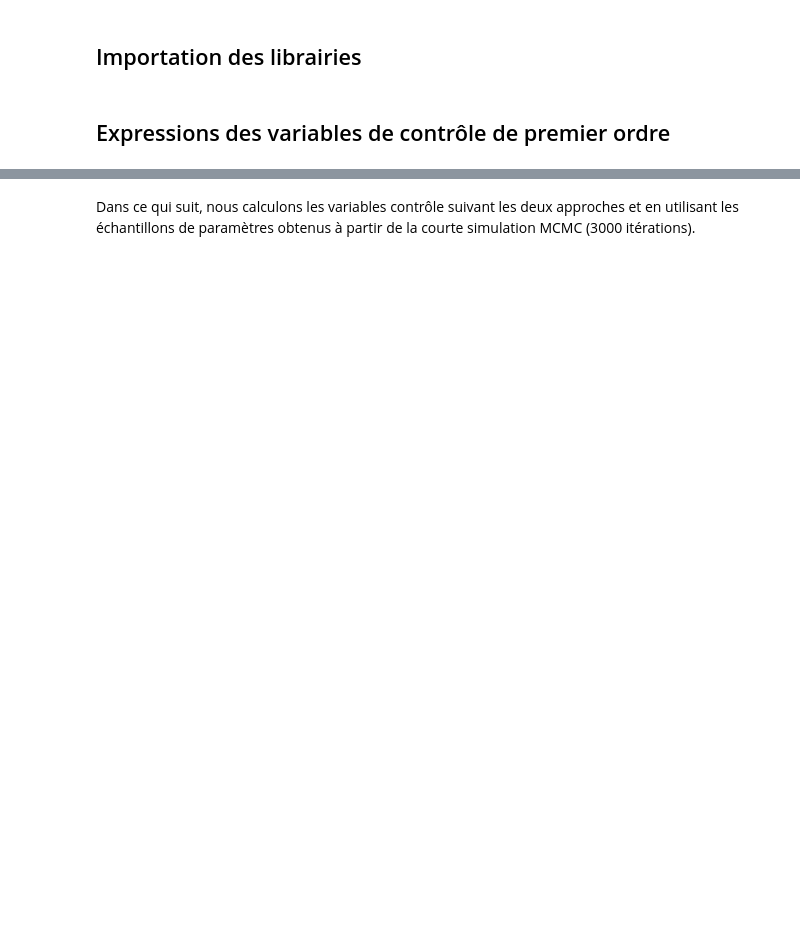
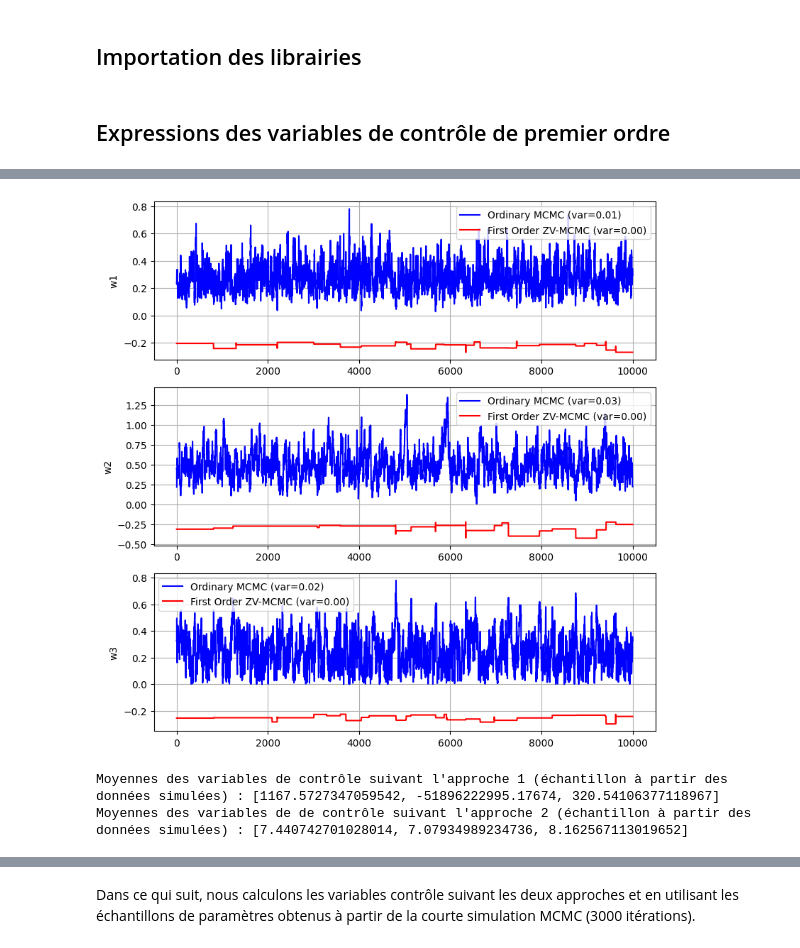
Before and after one commit to nassihsawssane/Monte-Carlo-based-project, a Jupyter notebook: ZV-MCMC_ordre1_Q2.ipynb, the cells around one changed output, grey strips where cells are left out. Saved outputs shown, nothing was run; the diff lists cells and outputs as text; code cells hidden in the pictures; blank space fills up the shorter version.

```diff
--- a/ZV-MCMC_ordre1_Q2.ipynb
+++ b/ZV-MCMC_ordre1_Q2.ipynb
@@ -163,0 +329,20 @@ echant_reel_10000 = loaded_data['echant_reel_10000']
+# %%
+# Définition des omega_tilde
+
+# ------------------------------------- Omega_1----------------------------------------------------------------
+
+combi_omega1 = combi_omega(0, echant_sim_2, CV1_sim_2_c, CV1_sim_2_l)
+omega_tilde_1 = echant_sim_10[:,0] - combi_omega1
+omega_tilde_1ss = enlever_outliers(omega_tilde_1)
+
+# ------------------------------------- Omega_2----------------------------------------------------------------
+
+combi_omega2 = combi_omega(1, echant_sim_2, CV1_sim_2_c, CV1_sim_2_l)
+omega_tilde_2 = echant_sim_10[:,1] - combi_omega2
+omega_tilde_2ss = enlever_outliers(omega_tilde_2)
+
+# ------------------------------------- Omega_3----------------------------------------------------------------
+
+combi_omega3 = combi_omega(2, echant_sim_2, CV1_sim_2_c, CV1_sim_2_l)
+omega_tilde_3 = echant_sim_10[:,2] - combi_omega3
+omega_tilde_3ss = enlever_outliers(omega_tilde_3)
@@ -163,0 +367,43 @@ echant_reel_10000 = loaded_data['echant_reel_10000']
+# %%
+fig, axs = plt.subplots(3, 1, figsize=(8, 8))
+
+# Première figure
+variance_1 = echant_sim_10[:,0][1000:].var()
+variance_2 = omega_tilde_1ss[1000:].var()
+axs[0].plot(range(10001), echant_sim_10[:,0][1000:], color='blue', label='Ordinary MCMC (var=%.2f)' % variance_1)
+axs[0].plot(range(10001), omega_tilde_1ss[1000:], color='red', label='First Order ZV-MCMC (var=%.2f)' % variance_2)
+axs[0].set_ylabel('w1')
+axs[0].legend()
+axs[0].grid()
+
+# Deuxième figure
+variance_1 = echant_sim_10[:,1][1000:].var()
+variance_2 = omega_tilde_2ss[1000:].var()
+axs[1].plot(range(10001), echant_sim_10[:,1][1000:], color='blue', label='Ordinary MCMC (var=%.2f)' % variance_1)
+axs[1].plot(range(10001), omega_tilde_2ss[1000:], color='red', label='First Order ZV-MCMC (var=%.2f)' % variance_2)
+axs[1].set_ylabel('w2')
+axs[1].legend()
+axs[1].grid()
+
+# Troisième figure
+variance_1 = echant_sim_10[:,2][1000:].var()
+variance_2 = omega_tilde_3ss[1000:].var()
+axs[2].plot(range(10001), echant_sim_10[:,2][1000:], color='blue', label='Ordinary MCMC (var=%.2f)' % variance_1)
+axs[2].plot(range(10001), omega_tilde_3ss[1000:], color='red', label='First Order ZV-MCMC (var=%.2f)' % variance_2)
+axs[2].set_ylabel('w3')
+axs[2].legend()
+axs[2].grid()
+
+plt.tight_layout()
+plt.show()
+# %% [output]
+[figure, added]
+# %%
+def calculate_means(x):
+    return [x[:,0].mean(), x[:,1].mean(), x[:,2].mean()]
+
+print("Moyennes des variables de contrôle suivant l'approche 1 (échantillon à partir des données simulées) :", calculate_means(CV1_sim_1_l))
+print("Moyennes des variables de de contrôle suivant l'approche 2 (échantillon à partir des données simulées) :", calculate_means(CV1_sim_2_l))
+# %% [output]
+Moyennes des variables de contrôle suivant l'approche 1 (échantillon à partir des données simulées) : [1167.5727347059542, -51896222995.17674, 320.54106377118967]
+Moyennes des variables de de contrôle suivant l'approche 2 (échantillon à partir des données simulées) : [7.440742701028014, 7.07934989234736, 8.162567113019652]
```
Also changed, not shown: parts of 46 cells of this notebook, 3 other files.
